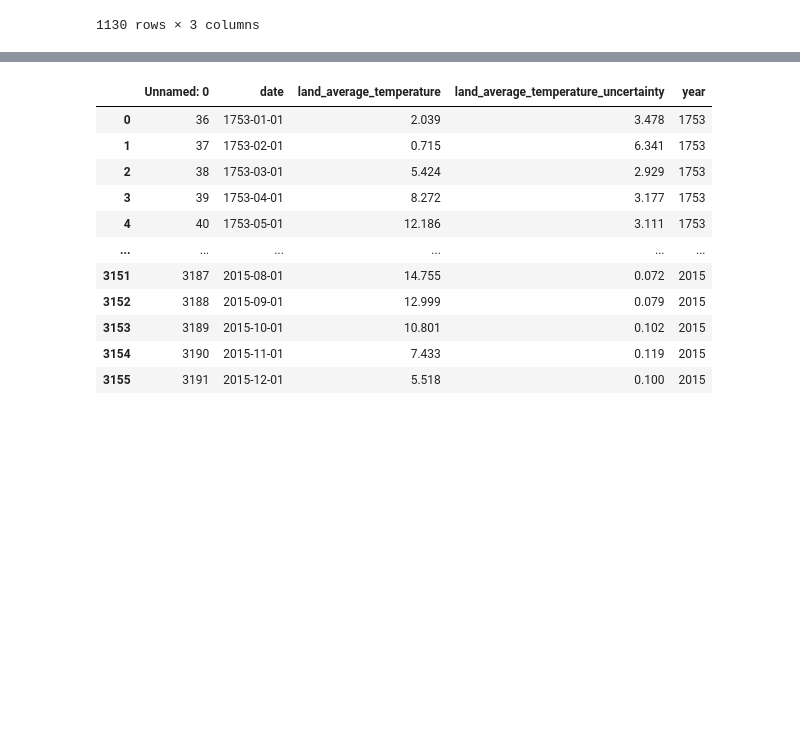
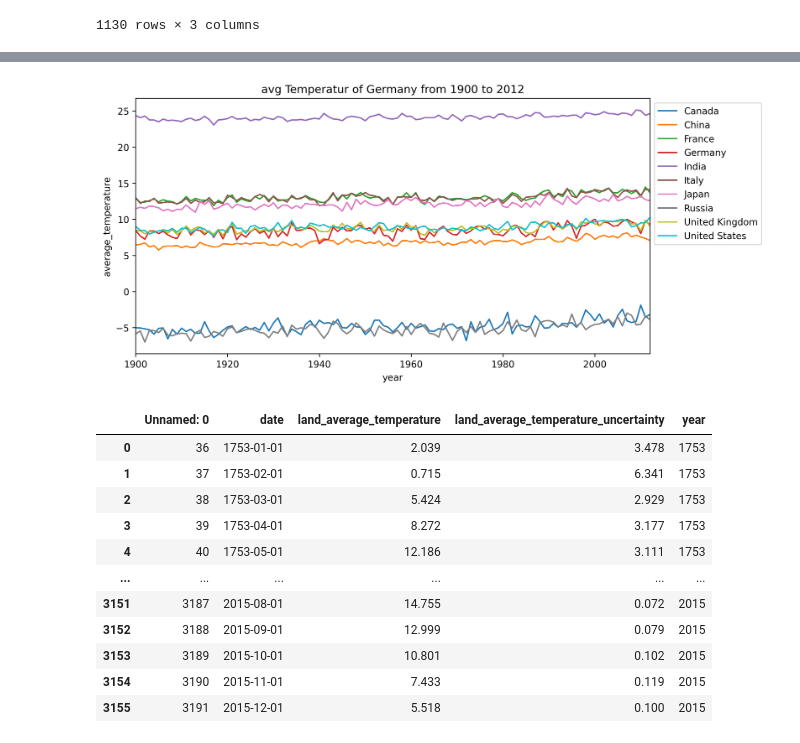
Before and after one commit to PatrickSchuetten/Climate_Change_Data_Exploration, a Jupyter notebook: notebooks/Question1.ipynb, the cells around one changed output, grey strips where cells are left out. Cells and saved outputs as stored; diff of their text form; code cells hidden in the pictures; blank space fills up the shorter version.

```diff
--- a/notebooks/Question1.ipynb
+++ b/notebooks/Question1.ipynb
@@ -111,3 +117,13 @@ plt.savefig('../resources/pictures/test.png', format='png')
+# %%
+fig,ax = plt.subplots(figsize=(10,5), dpi=300)
+sns.lineplot(temp_county_top10_pivot, y='average_temperature', x='year', hue='country', legend=True)
+plt.xlim(1900, 2012)
+#plt.ylim(4, 12)
+plt.legend(loc='upper left', bbox_to_anchor=(1, 1))
+ax.set_title('avg Temperatur of Germany from 1900 to 2012')
+plt.savefig('../resources/pictures/test.png', format='png')
+# %% [output]
+[figure, added]
 # %%
 temp_global['date']=pd.to_datetime(temp_global['date'])
 # %%
```
Also changed, not shown: parts of 4 cells of this notebook, 1 other file.
